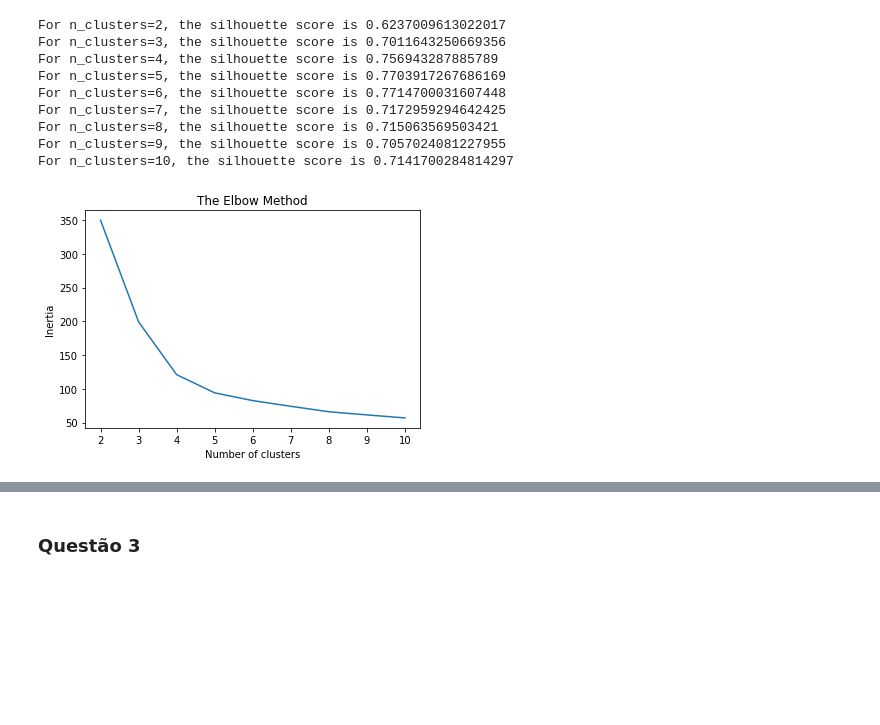
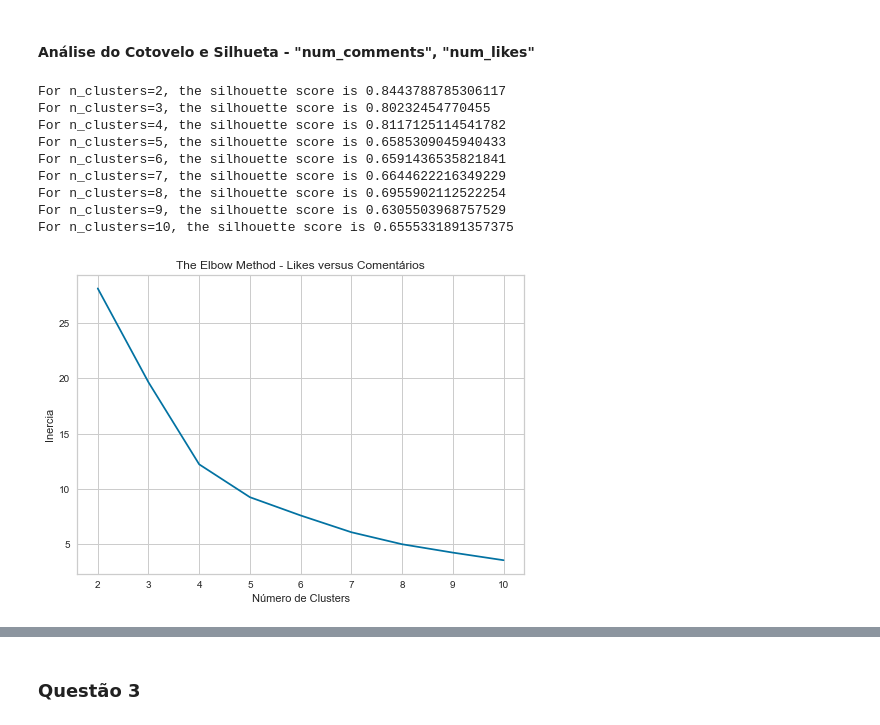
Before and after one commit to ecpandrew/Aprendizagem-de-M-quina-Lista2, a Jupyter notebook: Lista2 - Questão 2 e 3.ipynb, the cells around one changed output, grey strips where cells are left out. Cells and saved outputs as stored; diff of their text form; code cells hidden in the pictures; blank space fills up the shorter version.

```diff
--- a/Lista2 - Questão 2 e 3.ipynb
+++ b/Lista2 - Questão 2 e 3.ipynb
@@ -134,15 +139,0 @@ plt.scatter(live_clean.num_likes, live_clean.num_loves, c=live_clean.c, alpha =
-# %%
-kmeans = KMeans(n_clusters=6, random_state=0)
-
-live_clean['cluster'] = kmeans.fit_predict(live_clean[['num_comments',"num_shares"]])
-
-centroids = kmeans.cluster_centers_
-cen_x = [i[0] for i in centroids]
-cen_y = [i[1] for i in centroids]
-## add to df
-live_clean['cen_x'] = live_clean.cluster.map({0:cen_x[0], 1:cen_x[1], 2:cen_x[2], 3:cen_x[3], 4:cen_x[4], 5:cen_x[5]})
-live_clean['cen_y'] = live_clean.cluster.map({0:cen_y[0], 1:cen_y[1], 2:cen_y[2], 3:cen_x[3], 4:cen_x[4], 5:cen_x[5]})
-# define and map colors
-colors = ['#DF2020', '#81DF20', '#2095DF', '#FCC2E7', "#030002", "#FBFF0B"]
-live_clean['c'] = live_clean.cluster.map({0:colors[0], 1:colors[1], 2:colors[2], 3:colors[3], 4:colors[4], 5:colors[5]})
-plt.scatter(live_clean.num_comments, live_clean.num_shares, c=live_clean.c, alpha = 0.6, s=15)
@@ -154,36 +174,44 @@ plt.scatter(live_clean.num_comments, live_clean.num_shares, c=live_clean.c, alph
+# %% [markdown]
+#### Análise do Cotovelo e Silhueta - "num_comments", "num_likes"
 # %%
+
+data = pd.read_csv('live-clean.csv', sep=",")
+
+live_clean = data[["num_comments", "num_likes"]]
 
 
 ms = MinMaxScaler()
 
 X = ms.fit_transform(live_clean)
 
 cs = []
-for i in range(2, 11):
+r = 11
+for i in range(2, r):
     kmeans = KMeans(n_clusters = i, init = 'k-means++', max_iter = 300, n_init = 10, random_state = 7)
 
     kmeans.fit(X)
 
     cluster_labels = kmeans.labels_
 
     cs.append(kmeans.inertia_)
     silhouette_avg = silhouette_score(X, cluster_labels)
     print("For n_clusters={}, the silhouette score is {}".format(i, silhouette_avg))
 # plot the
-plt.plot(range(2, 11), cs )
-plt.title('The Elbow Method')
-plt.xlabel('Number of clusters')
-plt.ylabel('Inertia')
+plt.plot(range(2, r), cs )
+plt.title('The Elbow Method - Likes versus Comentários')
+plt.xlabel('Número de Clusters')
+plt.ylabel('Inercia')
+plt.savefig('fig21.png')
 plt.show()
 # %% [output]
-For n_clusters=2, the silhouette score is 0.6237009613022017
-For n_clusters=3, the silhouette score is 0.7011643250669356
-For n_clusters=4, the silhouette score is 0.756943287885789
-For n_clusters=5, the silhouette score is 0.7703917267686169
-For n_clusters=6, the silhouette score is 0.7714700031607448
-For n_clusters=7, the silhouette score is 0.7172959294642425
-For n_clusters=8, the silhouette score is 0.715063569503421
-For n_clusters=9, the silhouette score is 0.7057024081227955
-For n_clusters=10, the silhouette score is 0.7141700284814297
+For n_clusters=2, the silhouette score is 0.8443788785306117
+For n_clusters=3, the silhouette score is 0.80232454770455
+For n_clusters=4, the silhouette score is 0.8117125114541782
+For n_clusters=5, the silhouette score is 0.6585309045940433
+For n_clusters=6, the silhouette score is 0.6591436535821841
+For n_clusters=7, the silhouette score is 0.6644622216349229
+For n_clusters=8, the silhouette score is 0.6955902112522254
+For n_clusters=9, the silhouette score is 0.6305503968757529
+For n_clusters=10, the silhouette score is 0.6555331891357375
-[figure, old version]
+[figure, new version]
 # %%
```
Also changed, not shown: parts of 25 cells of this notebook, 22 other files.
